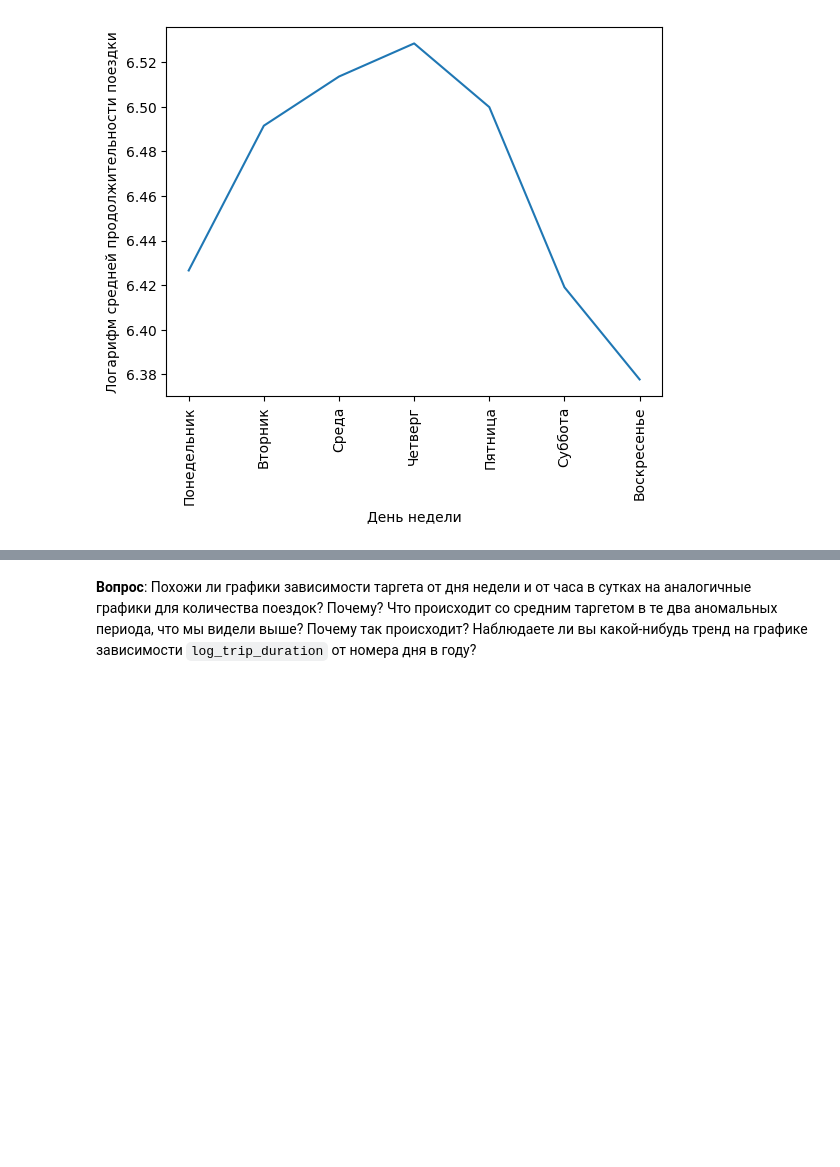
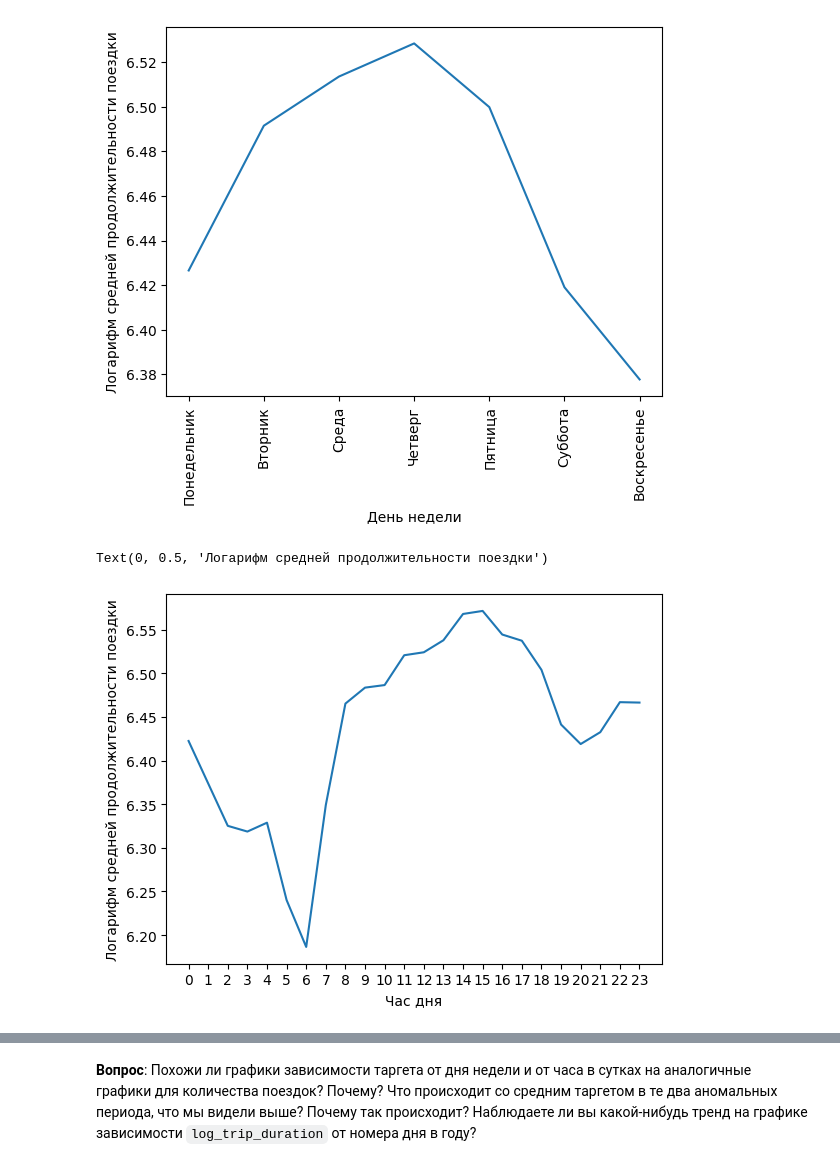
Before and after one commit to Uralbeckins/ML-Sokolov-Course, a Jupyter notebook: homework_practice_02_linregr.ipynb, the cells around one changed output, grey strips where cells are left out. Cells and saved outputs as stored; diff of their text form; code cells hidden in the pictures; blank space fills up the shorter version.

```diff
--- a/homework_practice_02_linregr.ipynb
+++ b/homework_practice_02_linregr.ipynb
@@ -258,3 +256,13 @@ plt.ylabel('Логарифм средней продолжительности
 # %% [output]
 Text(0, 0.5, 'Логарифм средней продолжительности поездки')
 [figure]
+# %%
+count_hour_log = df['log_trip_duration'].groupby(df['pickup_datetime'].dt.hour).mean()
+
+sns.lineplot(count_hour_log)
+plt.xticks(ticks=range(24))
+plt.xlabel('Час дня')
+plt.ylabel('Логарифм средней продолжительности поездки')
+# %% [output]
+Text(0, 0.5, 'Логарифм средней продолжительности поездки')
+[figure, added]
```
Also changed, not shown: parts of 21 cells of this notebook.
